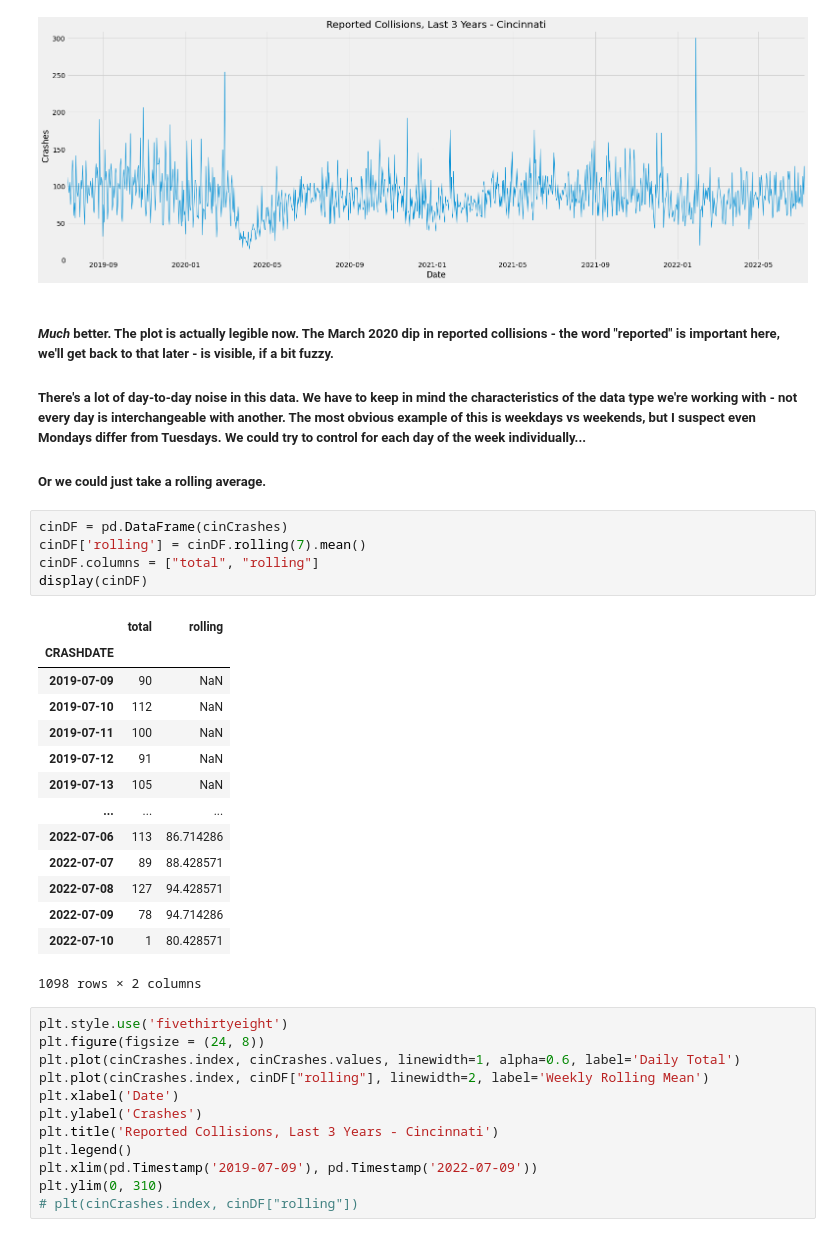
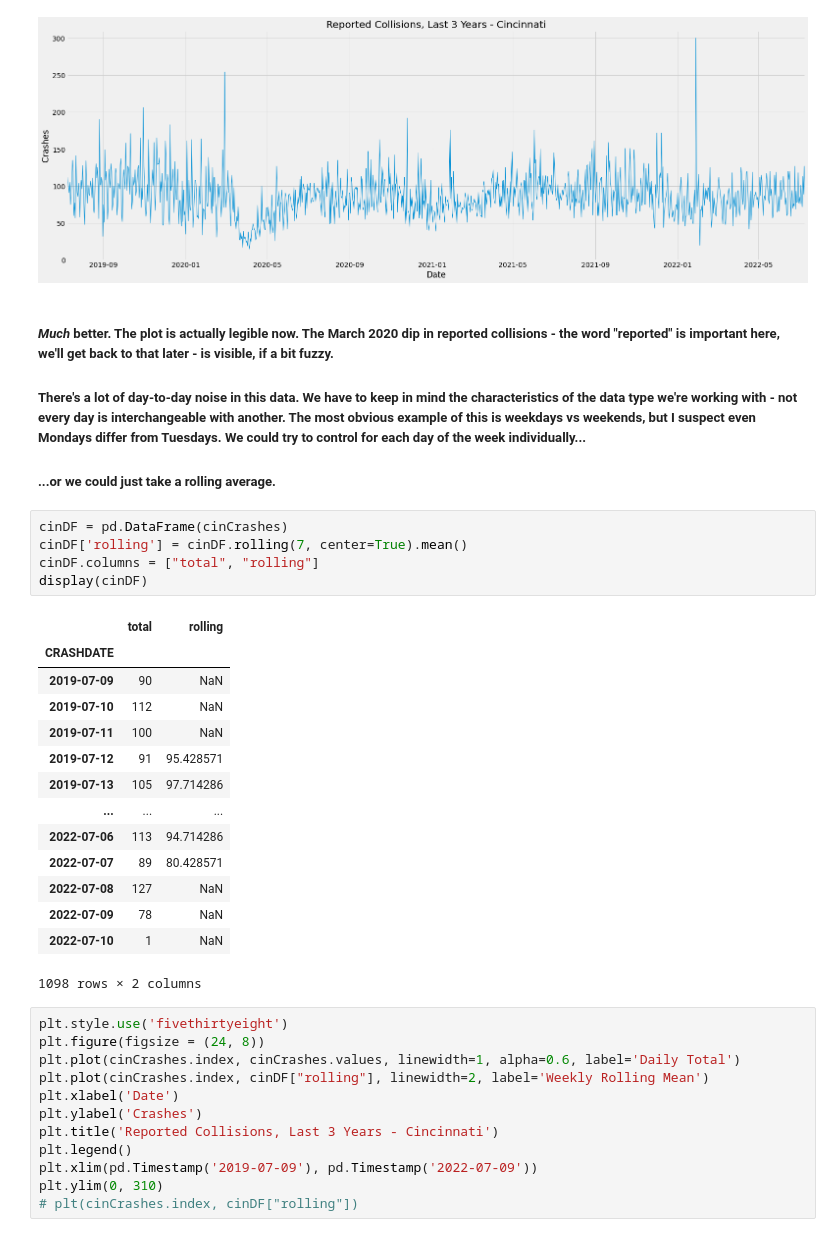
Before and after one commit to orderlogicmachine/covid-crash-compare, a Jupyter notebook: main.ipynb, the cells around one changed output. Saved outputs shown, nothing was run; the diff lists cells and outputs as text.

```diff
--- a/main.ipynb
+++ b/main.ipynb
@@ -95,26 +95,26 @@ plt.ylim(0, 310)
 
 ##### There's a lot of day-to-day noise in this data. We have to keep in mind the characteristics of the data type we're working with - not every day is interchangeable with another. The most obvious example of this is weekdays vs weekends, but I suspect even Mondays differ from Tuesdays. We could try to control for each day of the week individually...
 
-##### Or we could just take a rolling average.
+##### ...or we could just take a rolling average.
 # %%
 cinDF = pd.DataFrame(cinCrashes)
-cinDF['rolling'] = cinDF.rolling(7).mean()
+cinDF['rolling'] = cinDF.rolling(7, center=True).mean()
 cinDF.columns = ["total", "rolling"]
 display(cinDF)
 # %% [output]
 |  | total | rolling |
 | CRASHDATE |  |  |
 | 2019-07-09 | 90 | NaN |
 | 2019-07-10 | 112 | NaN |
 | 2019-07-11 | 100 | NaN |
-| 2019-07-12 | 91 | NaN |
-| 2019-07-13 | 105 | NaN |
+| 2019-07-12 | 91 | 95.428571 |
+| 2019-07-13 | 105 | 97.714286 |
 | ... | ... | ... |
-| 2022-07-06 | 113 | 86.714286 |
-| 2022-07-07 | 89 | 88.428571 |
-| 2022-07-08 | 127 | 94.428571 |
-| 2022-07-09 | 78 | 94.714286 |
-| 2022-07-10 | 1 | 80.428571 |
+| 2022-07-06 | 113 | 94.714286 |
+| 2022-07-07 | 89 | 80.428571 |
+| 2022-07-08 | 127 | NaN |
+| 2022-07-09 | 78 | NaN |
+| 2022-07-10 | 1 | NaN |
 1098 rows × 2 columns
 # %%
 plt.style.use('fivethirtyeight')
```
Also changed, not shown: parts of 13 cells of this notebook.
